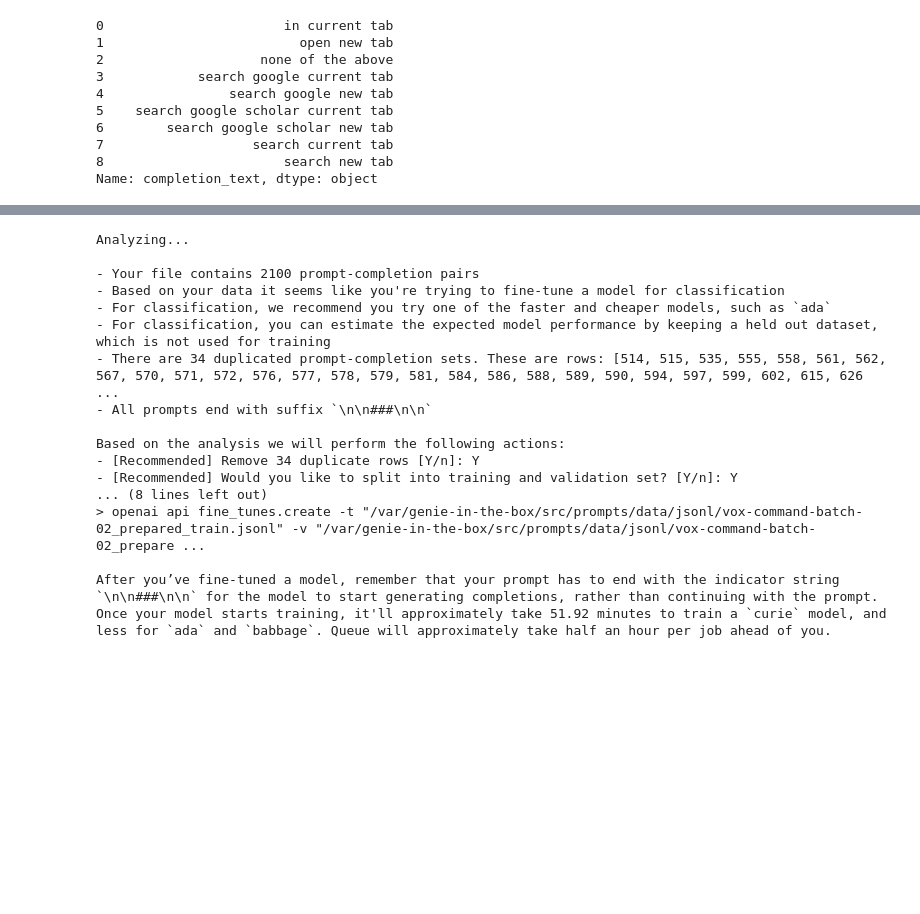
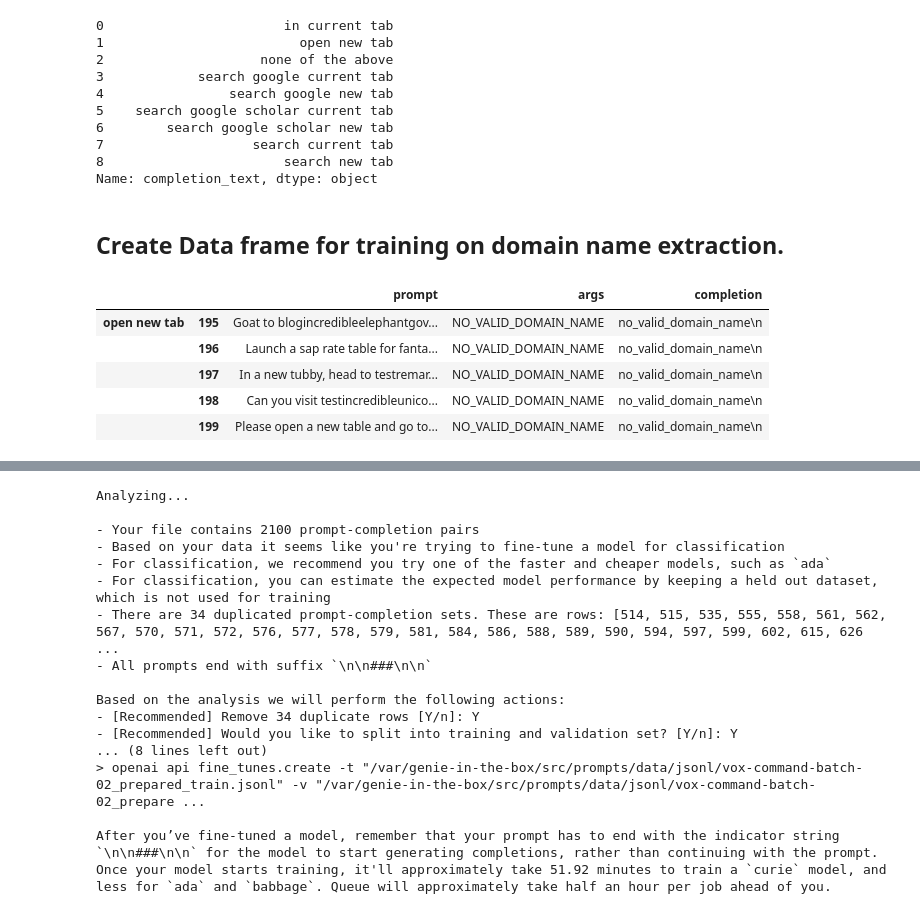
Before and after one commit to deepily/genie-in-the-box, a Jupyter notebook: src/notebooks/synthetic-data-generation-plain-text.ipynb, the cells around one changed output, grey strips where cells are left out. Drawn from its saved outputs; the diff is of its cells as text; code cells hidden in the pictures; blank space fills up the shorter version.

```diff
--- a/src/notebooks/synthetic-data-generation-plain-text.ipynb
+++ b/src/notebooks/synthetic-data-generation-plain-text.ipynb
@@ -430,3 +425,22 @@ print( summary_df[ "completion_text" ] )
 7                   search current tab
 8                       search new tab
 Name: completion_text, dtype: object
+# %% [markdown]
+## Create Data frame for training on domain name extraction.
+# %%
+# Create Data frame for training on domain name extraction.
+cols = [ "in current tab", "open new tab" ]
+domain_names_df = vox_command_df[ vox_command_df.completion.isin( cols ) ].copy()
+
+#  Assign the ARG's columns values to the completion column.
+domain_names_df[ "completion" ] = " " + domain_names_df[ "args" ].astype( str ) + "\n"
+domain_names_df[ "completion" ] = domain_names_df[ "completion" ].str.lower()
+domain_names_df[ "prompt"     ] = domain_names_df[ "prompt" ] + "\n\n###\n\n"
+domain_names_df.tail()
+# %% [output]
+|  |  | prompt | args | completion |
+| open new tab | 195 | Goat to blogincredibleelephantgov... | NO_VALID_DOMAIN_NAME | no_valid_domain_name\n |
+|  | 196 | Launch a sap rate table for fanta... | NO_VALID_DOMAIN_NAME | no_valid_domain_name\n |
+|  | 197 | In a new tubby, head to testremar... | NO_VALID_DOMAIN_NAME | no_valid_domain_name\n |
+|  | 198 | Can you visit testincredibleunico... | NO_VALID_DOMAIN_NAME | no_valid_domain_name\n |
+|  | 199 | Please open a new table and go to... | NO_VALID_DOMAIN_NAME | no_valid_domain_name\n |
```
Also changed, not shown: parts of 33 cells of this notebook.
